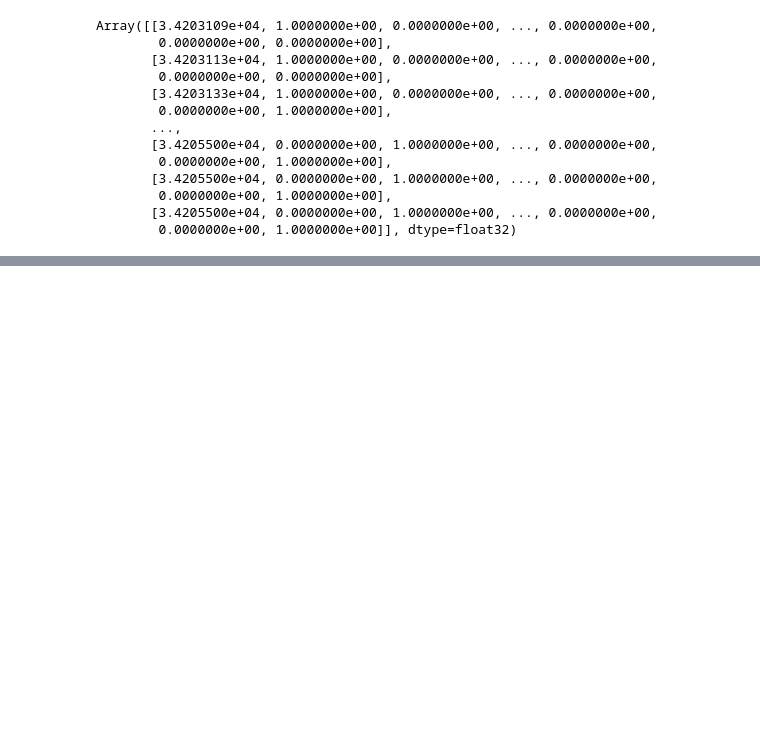
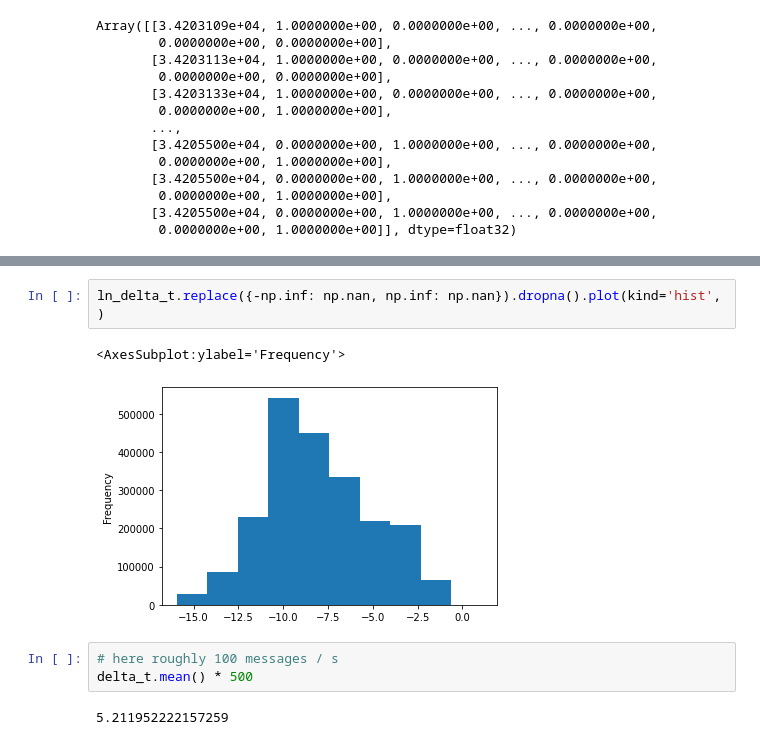
Before and after one commit to saschafrey/LOBS5_Prediction, a Jupyter notebook: lob/lobster_preproc.ipynb, the cells around one changed output, grey strips where cells are left out. Drawn from its saved outputs; the diff is of its cells as text; blank space fills up the shorter version.

```diff
--- a/lob/lobster_preproc.ipynb
+++ b/lob/lobster_preproc.ipynb
@@ -422,0 +864,10 @@ Array([[3.4203109e+04, 1.0000000e+00, 0.0000000e+00, ..., 0.0000000e+00,
+# %%
+ln_delta_t.replace({-np.inf: np.nan, np.inf: np.nan}).dropna().plot(kind='hist', )
+# %% [output]
+<AxesSubplot:ylabel='Frequency'>
+[figure, added]
+# %%
+# here roughly 100 messages / s
+delta_t.mean() * 500
+# %% [output]
+5.211952222157259
```
Also changed, not shown: parts of 69 cells of this notebook, 7 other files.
